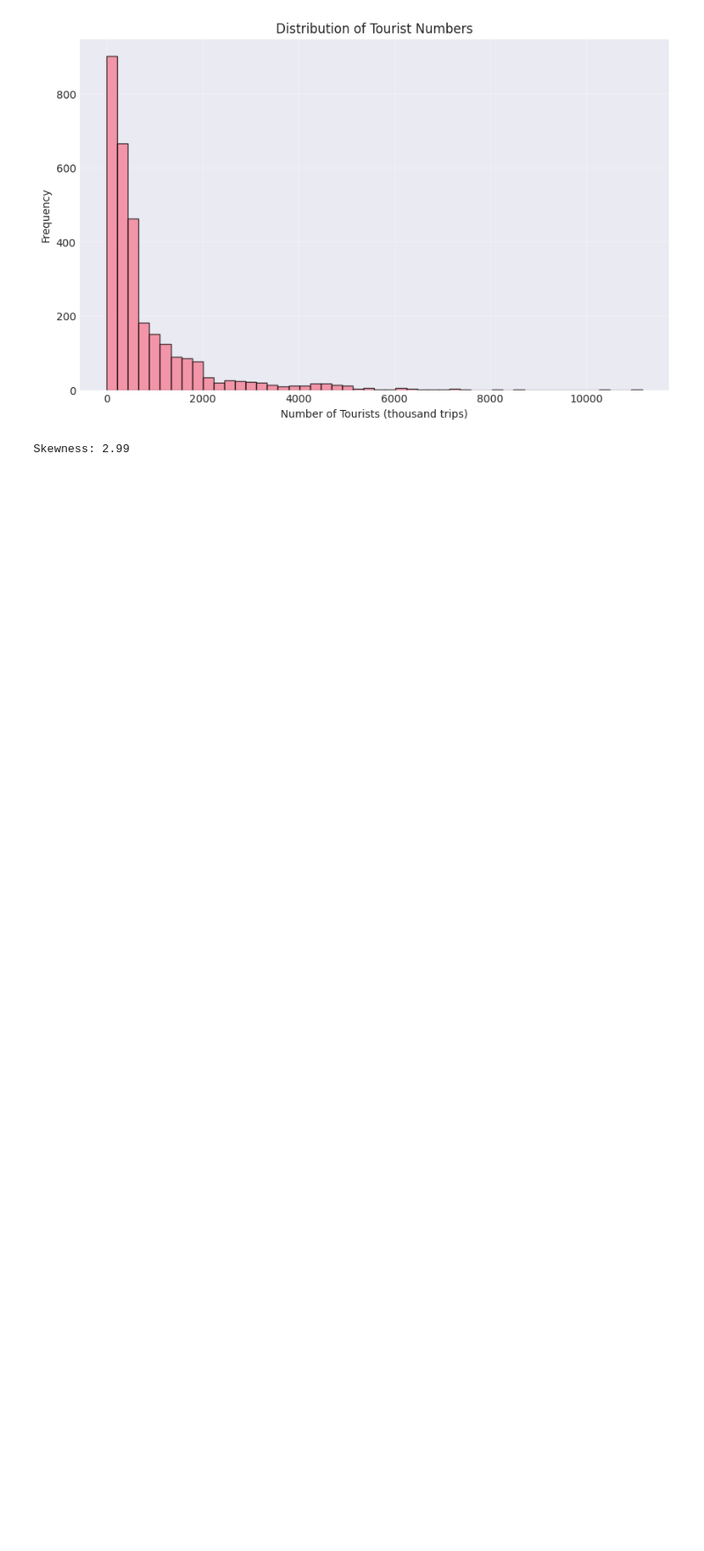
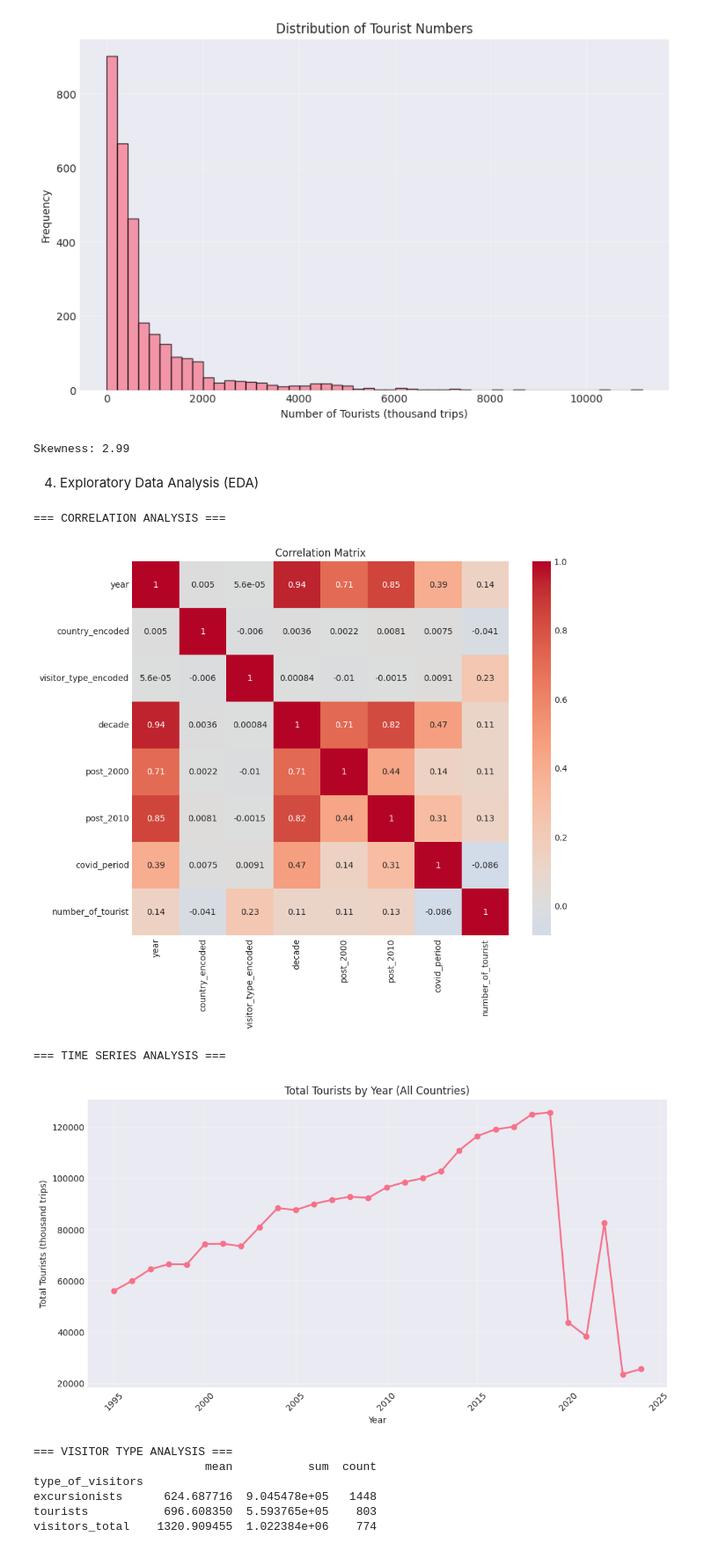
Before and after one commit to MIT-Emerging-Talent/ELO2_LAPERLE_HT, a Jupyter notebook: 4_data_analysis/MLProject.ipynb, the cells around one changed output. Shown at 88% size. Saved outputs shown, nothing was run; the diff lists cells and outputs as text; code cells hidden in the pictures; blank space fills up the shorter version.

Commit message:
Exploratory Data Analysis (EDA)

```diff
--- a/4_data_analysis/MLProject.ipynb
+++ b/4_data_analysis/MLProject.ipynb
@@ -177,3 +177,65 @@ New features created: decade, post_2000, post_2010, covid_period
 === DATA DISTRIBUTION ===
 [figure]
 Skewness: 2.99
+# %% [markdown]
+4. Exploratory Data Analysis (EDA)
+# %%
+# Step 4.1: Correlation Analysis
+print("=== CORRELATION ANALYSIS ===")
+
+# Select numerical features for correlation
+numerical_features = [
+    "year",
+    "country_encoded",
+    "visitor_type_encoded",
+    "decade",
+    "post_2000",
+    "post_2010",
+    "covid_period",
+]
+
+# Create correlation matrix
+correlation_matrix = df[numerical_features + ["number_of_tourist"]].corr()
+
+plt.figure(figsize=(10, 8))
+sns.heatmap(correlation_matrix, annot=True, cmap="coolwarm", center=0)
+plt.title("Correlation Matrix")
+plt.show()
+
+# Step 4.2: Time Series Analysis
+print("\n=== TIME SERIES ANALYSIS ===")
+
+# Aggregate data by year
+yearly_tourists = df.groupby("year")["number_of_tourist"].sum().reset_index()
+
+plt.figure(figsize=(12, 6))
+plt.plot(
+    yearly_tourists["year"],
+    yearly_tourists["number_of_tourist"],
+    marker="o",
+    linewidth=2,
+)
+plt.title("Total Tourists by Year (All Countries)")
+plt.xlabel("Year")
+plt.ylabel("Total Tourists (thousand trips)")
+plt.grid(True, alpha=0.3)
+plt.xticks(rotation=45)
+plt.show()
+
+# Step 4.3: Visitor Type Analysis
+print("\n=== VISITOR TYPE ANALYSIS ===")
+visitor_type_stats = df.groupby("type_of_visitors")["number_of_tourist"].agg(
+    ["mean", "sum", "count"]
+)
+print(visitor_type_stats)
+# %% [output]
+=== CORRELATION ANALYSIS ===
+[figure, added]
+=== TIME SERIES ANALYSIS ===
+[figure, added]
+=== VISITOR TYPE ANALYSIS ===
+                         mean           sum  count
+type_of_visitors
+excursionists      624.687716  9.045478e+05   1448
+tourists           696.608350  5.593765e+05    803
+visitors_total    1320.909455  1.022384e+06    774
```
